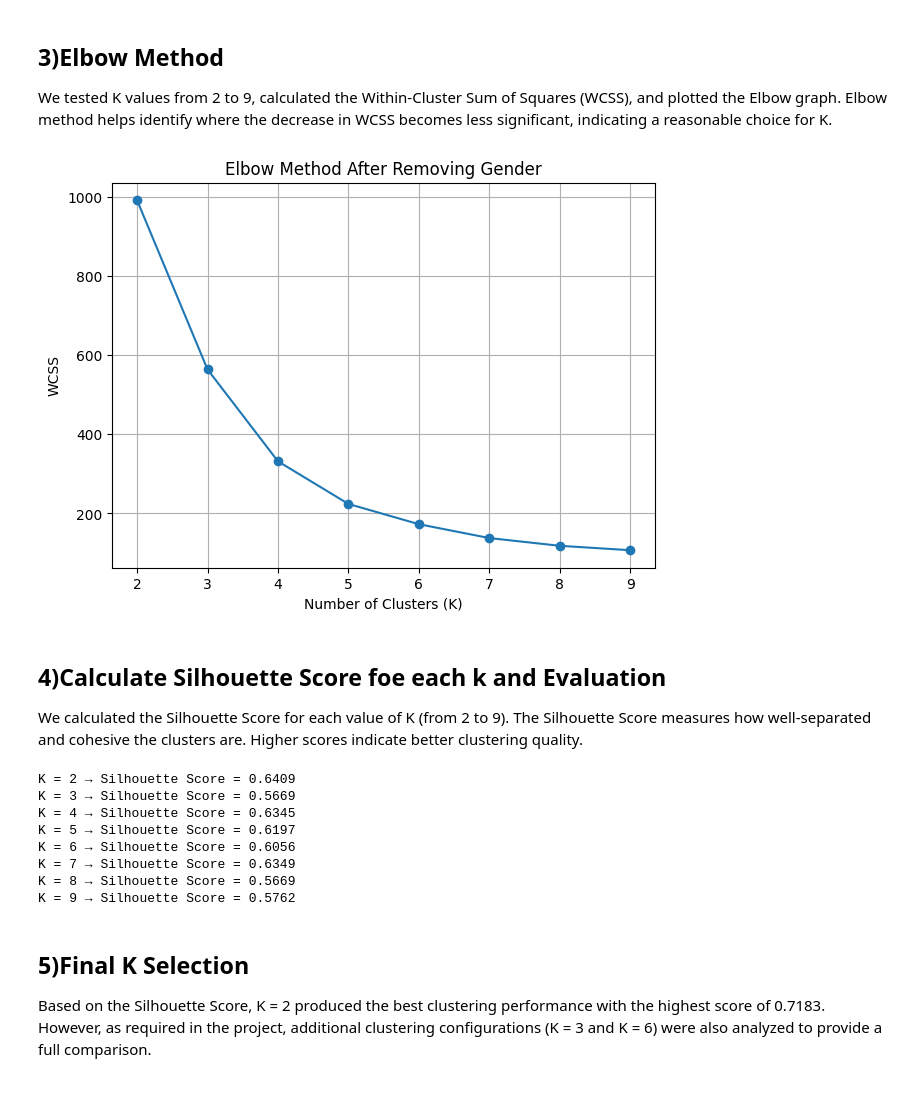
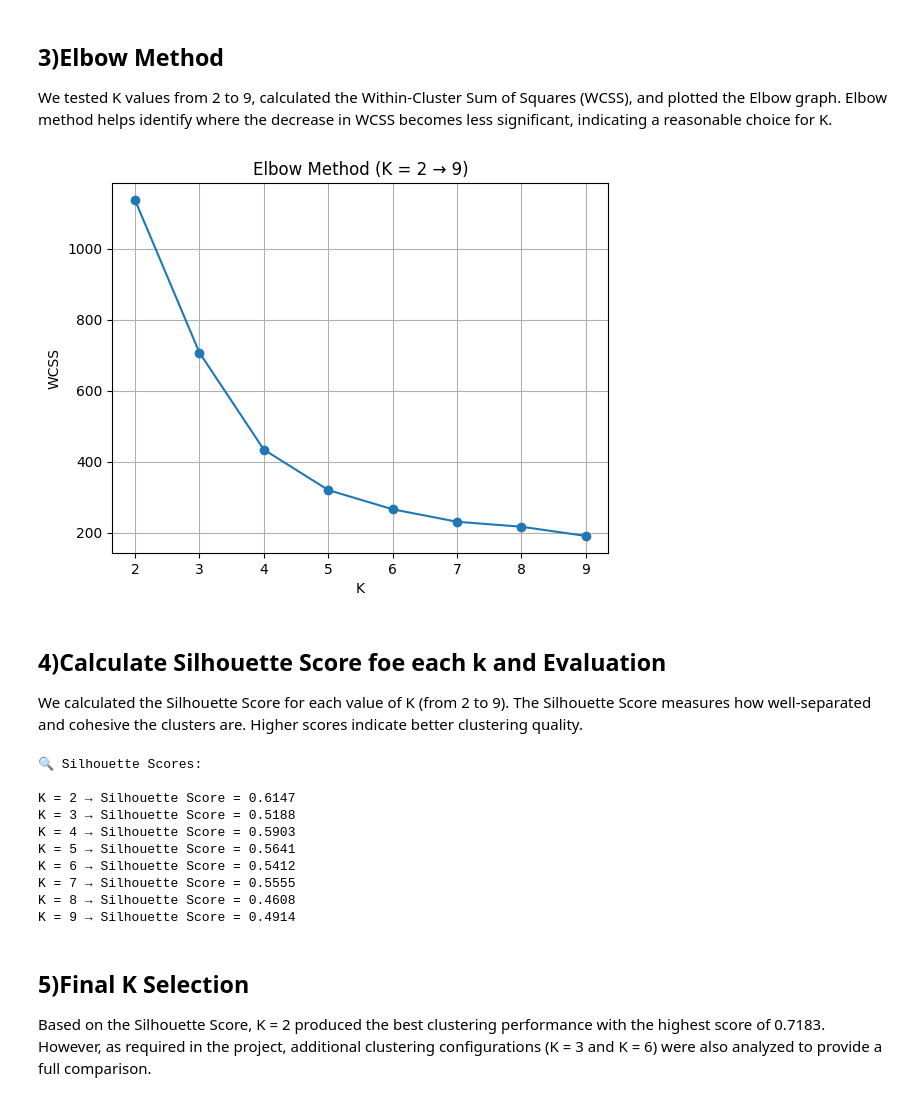
Before and after one commit to WajdAlsuhaymi/IT326-DataMining-Group2, a Jupyter notebook: Reports/Phase3.ipynb, the cells around one changed output. Drawn from its saved outputs; the diff is of its cells as text; code cells hidden in the pictures.

```diff
--- a/Reports/Phase3.ipynb
+++ b/Reports/Phase3.ipynb
@@ -495,0 +467,10 @@ df_cluster.head()
+# %%
+import pandas as pd
+
+df = pd.read_csv("Preprocessed_dataset.csv")
+
+# Remove target column (not used in clustering)
+df_cluster = df.drop(columns=["Dominant_Emotion"])
+
+print("✔ Data prepared for clustering.")
+df_cluster.head()
@@ -498,46 +487,52 @@ df_cluster.head()
 We tested K values from 2 to 9, calculated the Within-Cluster Sum of Squares (WCSS), and plotted the Elbow graph.
 Elbow method helps identify where the decrease in WCSS becomes less significant, indicating a reasonable choice for K.
 # %%
-k_values = [2, 3, 4, 5, 6, 7, 8, 9]
+from sklearn.cluster import KMeans
+import matplotlib.pyplot as plt
+
 wcss = []
 
-for k in k_values:
+for k in range(2, 10):
     kmeans = KMeans(n_clusters=k, random_state=42, n_init=10)
     kmeans.fit(df_cluster)
     wcss.append(kmeans.inertia_)
 
-plt.figure(figsize=(7,5))
-plt.plot(k_values, wcss, marker='o')
-plt.xlabel('Number of Clusters (K)')
-plt.ylabel('WCSS')
-plt.title('Elbow Method After Removing Gender')
+plt.plot(range(2, 10), wcss, marker='o')
+plt.title("Elbow Method (K = 2 → 9)")
+plt.xlabel("K")
+plt.ylabel("WCSS")
 plt.grid(True)
 plt.show()
 # %% [output]
-[figure, old version]
+[figure, new version]
 # %% [markdown]
 ## 4)Calculate Silhouette Score foe each k and Evaluation
 We calculated the Silhouette Score for each value of K (from 2 to 9).
 The Silhouette Score measures how well-separated and cohesive the clusters are.
 Higher scores indicate better clustering quality.
 # %%
-silhouette_scores = []
+from sklearn.metrics import silhouette_score
 
-for k in k_values:   # k_values = [2,3,4,5,6,7,8,9]
+k_values = range(2, 10)
+
+print("🔍 Silhouette Scores:\n")
+
+for k in k_values:
     kmeans = KMeans(n_clusters=k, random_state=42, n_init=10)
-    labels = kmeans.fit_predict(df_cluster)  # df_cluster بدون Gender
-    sil_score = silhouette_score(df_cluster, labels)
-    silhouette_scores.append(sil_score)
-    print(f"K = {k} → Silhouette Score = {sil_score:.4f}")
+    labels = kmeans.fit_predict(df_cluster)
+    score = silhouette_score(df_cluster, labels)
+    print(f"K = {k} → Silhouette Score = {score:.4f}")
 # %% [output]
-K = 2 → Silhouette Score = 0.6409
-K = 3 → Silhouette Score = 0.5669
-K = 4 → Silhouette Score = 0.6345
-K = 5 → Silhouette Score = 0.6197
-K = 6 → Silhouette Score = 0.6056
-K = 7 → Silhouette Score = 0.6349
-K = 8 → Silhouette Score = 0.5669
-K = 9 → Silhouette Score = 0.5762
+🔍 Silhouette Scores:
+
+K = 2 → Silhouette Score = 0.6147
+K = 3 → Silhouette Score = 0.5188
+K = 4 → Silhouette Score = 0.5903
+K = 5 → Silhouette Score = 0.5641
+K = 6 → Silhouette Score = 0.5412
+K = 7 → Silhouette Score = 0.5555
+K = 8 → Silhouette Score = 0.4608
+K = 9 → Silhouette Score = 0.4914
 # %% [markdown]
 ## 5)Final K Selection
 Based on the Silhouette Score, K = 2 produced the best clustering performance with the highest score of 0.7183.
```
Also changed, not shown: parts of 12 cells of this notebook.
